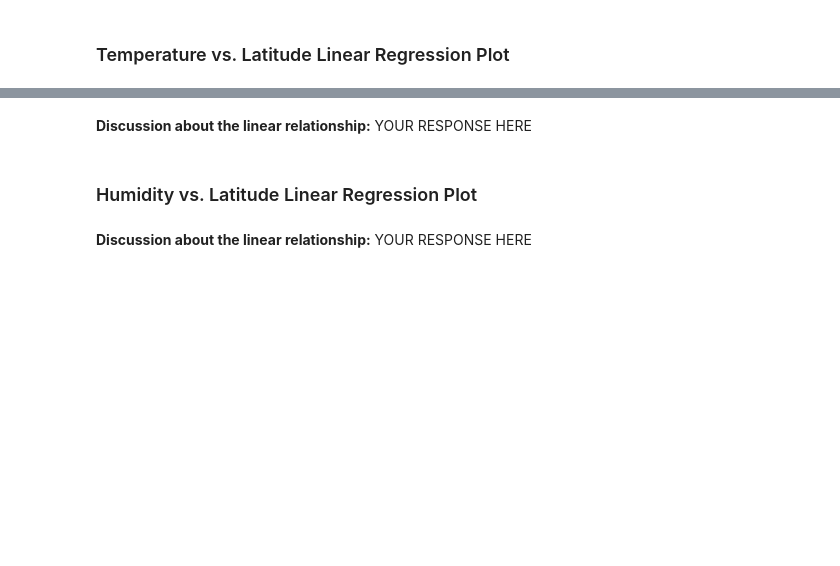
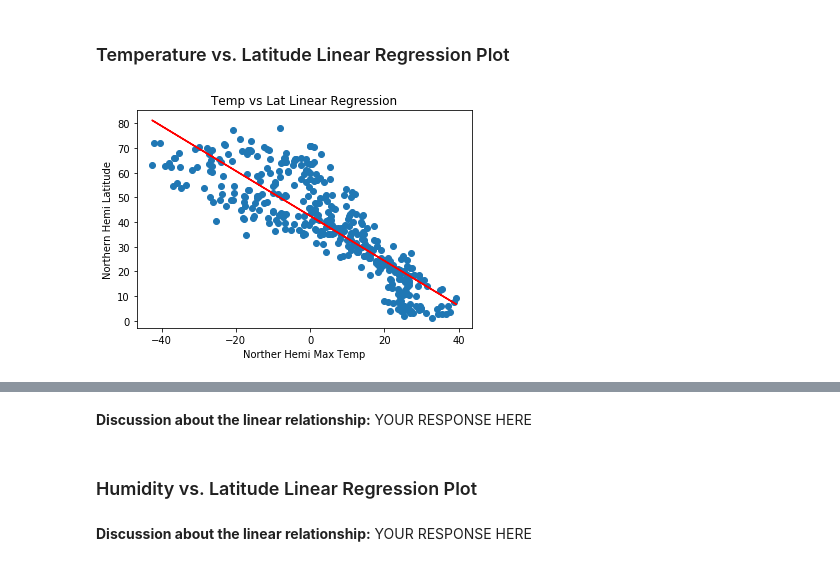
Before and after one commit to jf11235/python-api-challenge, a Jupyter notebook: WeatherPy.ipynb, the cells around one changed output, grey strips where cells are left out. Drawn from its saved outputs; the diff is of its cells as text; code cells hidden in the pictures; blank space fills up the shorter version.

```diff
--- a/WeatherPy.ipynb
+++ b/WeatherPy.ipynb
@@ -287,6 +284,18 @@ plt.show()
+# %%
+# Define a function to create Linear Regression plots
+def linregfun(x,y,xlabel="",ylabel="",title=""):
+   pe_slope, pe_int, pe_r, pe_p, pe_std_err = linregress(x,y)
+   pe_fit = pe_slope * x + pe_int
+   plt.scatter(x,y)
+   plt.plot(x, pe_fit,"-", color ='red')
+   plt.xlabel(xlabel)
+   plt.ylabel(ylabel)
+   plt.title(title)
+   plt.show()
 # %%
 # Create a DataFrame with the Northern Hemisphere data (Latitude >= 0)
-# YOUR CODE HERE
+northern_hemi_df = city_data_df.loc[city_data_df['Lat']>= 0]
+
 
 # Display sample data
 northern_hemi_df.head()
@@ -306,0 +327,5 @@ southern_hemi_df.head()
+# %%
+# Linear regression on Northern Hemisphere
+linregfun(northern_hemi_df['Max Temp'], northern_hemi_df['Lat'],xlabel='Norther Hemi Max Temp', ylabel="Northern Hemi Latitude",title='Temp vs Lat Linear Regression')
+# %% [output]
+[figure, added]
```
Also changed, not shown: parts of 7 cells of this notebook, 1 other file.
